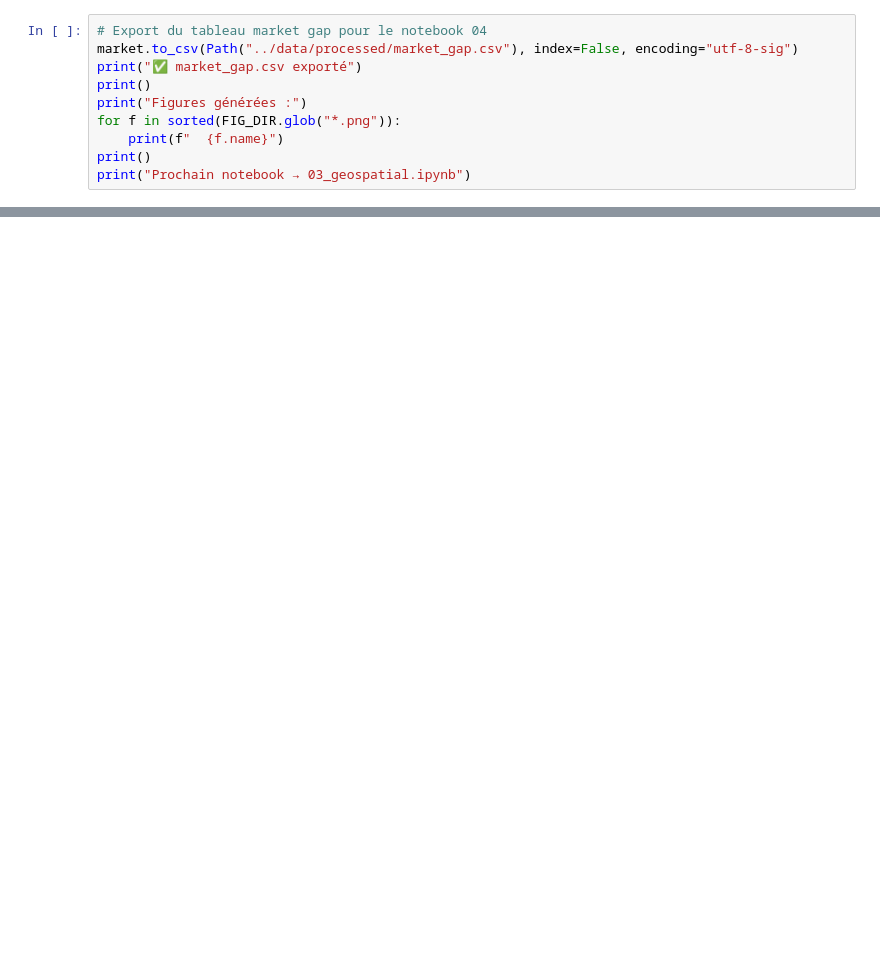
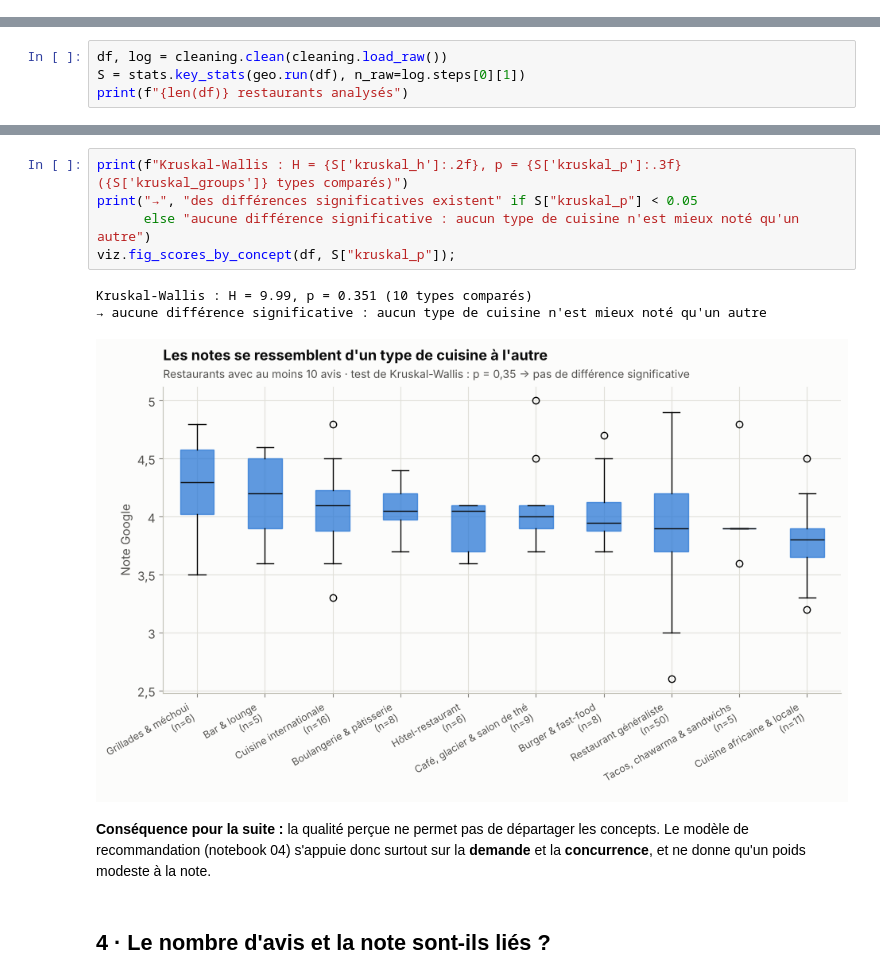
Before and after one commit to blakro/Niamey_restaurants_analysis, a Jupyter notebook: notebooks/02_eda.ipynb, the cells around one changed output, grey strips where cells are left out. Drawn from its saved outputs; the diff is of its cells as text; blank space fills up the shorter version.

```diff
--- a/notebooks/02_eda.ipynb
+++ b/notebooks/02_eda.ipynb
@@ -785,10 +0,0 @@ print("""
-# %%
-# Export du tableau market gap pour le notebook 04
-market.to_csv(Path("../data/processed/market_gap.csv"), index=False, encoding="utf-8-sig")
-print("✅ market_gap.csv exporté")
-print()
-print("Figures générées :")
-for f in sorted(FIG_DIR.glob("*.png")):
-    print(f"  {f.name}")
-print()
-print("Prochain notebook → 03_geospatial.ipynb")
@@ -826,0 +37,4 @@ Prochain notebook → 03_geospatial.ipynb
+# %%
+df, log = cleaning.clean(cleaning.load_raw())
+S = stats.key_stats(geo.run(df), n_raw=log.steps[0][1])
+print(f"{len(df)} restaurants analysés")
@@ -826,0 +153,15 @@ Prochain notebook → 03_geospatial.ipynb
+# %%
+print(f"Kruskal-Wallis : H = {S['kruskal_h']:.2f}, p = {S['kruskal_p']:.3f} ({S['kruskal_groups']} types comparés)")
+print("→", "des différences significatives existent" if S["kruskal_p"] < 0.05
+      else "aucune différence significative : aucun type de cuisine n'est mieux noté qu'un autre")
+viz.fig_scores_by_concept(df, S["kruskal_p"]);
+# %% [output]
+Kruskal-Wallis : H = 9.99, p = 0.351 (10 types comparés)
+→ aucune différence significative : aucun type de cuisine n'est mieux noté qu'un autre
+[figure, added]
+# %% [markdown]
+**Conséquence pour la suite :** la qualité perçue ne permet pas de départager les concepts. Le modèle de
+recommandation (notebook 04) s'appuie donc surtout sur la **demande** et la **concurrence**, et ne donne
+qu'un poids modeste à la note.
+# %% [markdown]
+## 4 · Le nombre d'avis et la note sont-ils liés ?
```
Also changed, not shown: parts of 59 cells of this notebook, 32 other files.
